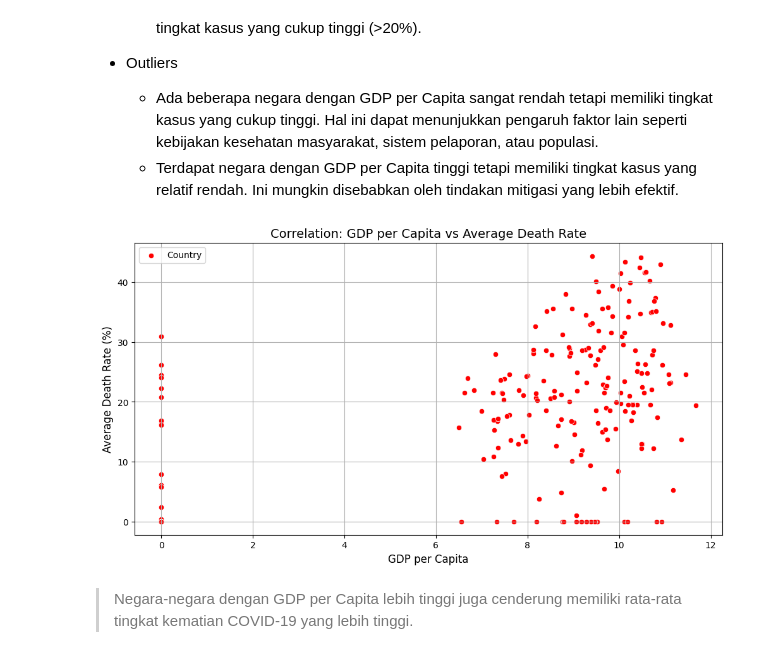
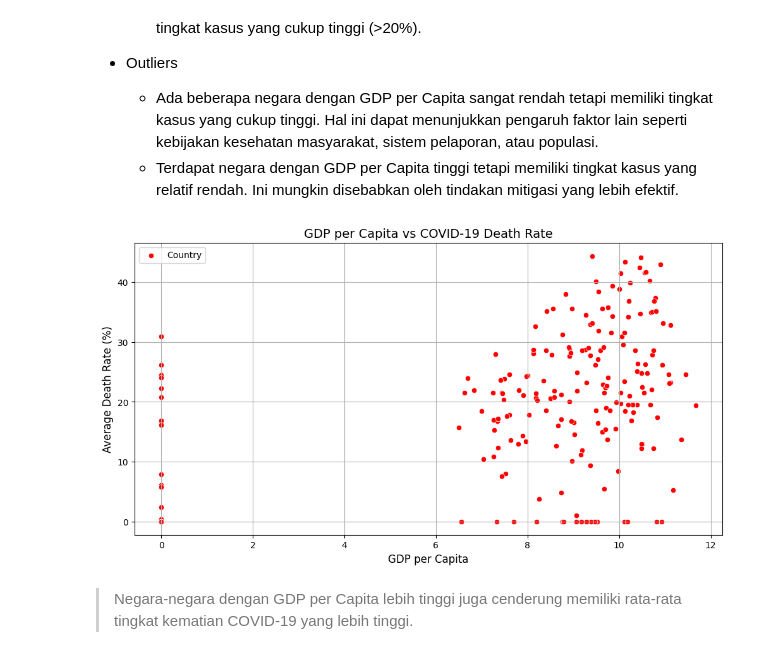
Before and after one commit to AcilRestu12/covid-19-impact-analysis, a Jupyter notebook: code/Main.ipynb, the cells around one changed output. Cells and saved outputs as stored; diff of their text form; code cells hidden in the pictures.

```diff
--- a/code/Main.ipynb
+++ b/code/Main.ipynb
@@ -658,16 +664,16 @@ Berdasarkan visualisasi tersebut, berikut adalah beberapa insight yang dapat dip
 # %%
 # Scatter plot untuk GDP per Capita vs Rata-rata Tingkat Kematian
 plt.figure(figsize=(12, 6))
 sns.scatterplot(x=df_group_rate['GDP PER capita'], y=df_group_rate['death rate'], color='red', label='Country')
 # sns.regplot(x=df_group_rate['GDP PER capita'], y=df_group_rate['death rate'], scatter=False, color='red', line_kws={"label":"Regression Line"})
-plt.title("Correlation: GDP per Capita vs Average Death Rate", fontsize=14)
+plt.title("GDP per Capita vs COVID-19 Death Rate", fontsize=14)
 plt.xlabel("GDP per Capita", fontsize=12)
 plt.ylabel("Average Death Rate (%)", fontsize=12)
 plt.legend(loc='upper left')
 plt.grid(True)
 plt.show()
 # %% [output]
-[figure, old version]
+[figure, new version]
 # %% [markdown]
 > Negara-negara dengan GDP per Capita lebih tinggi juga cenderung memiliki rata-rata tingkat kematian COVID-19 yang lebih tinggi.
 # %% [markdown]
```
Also changed, not shown: parts of 16 cells of this notebook, 9 other files.
